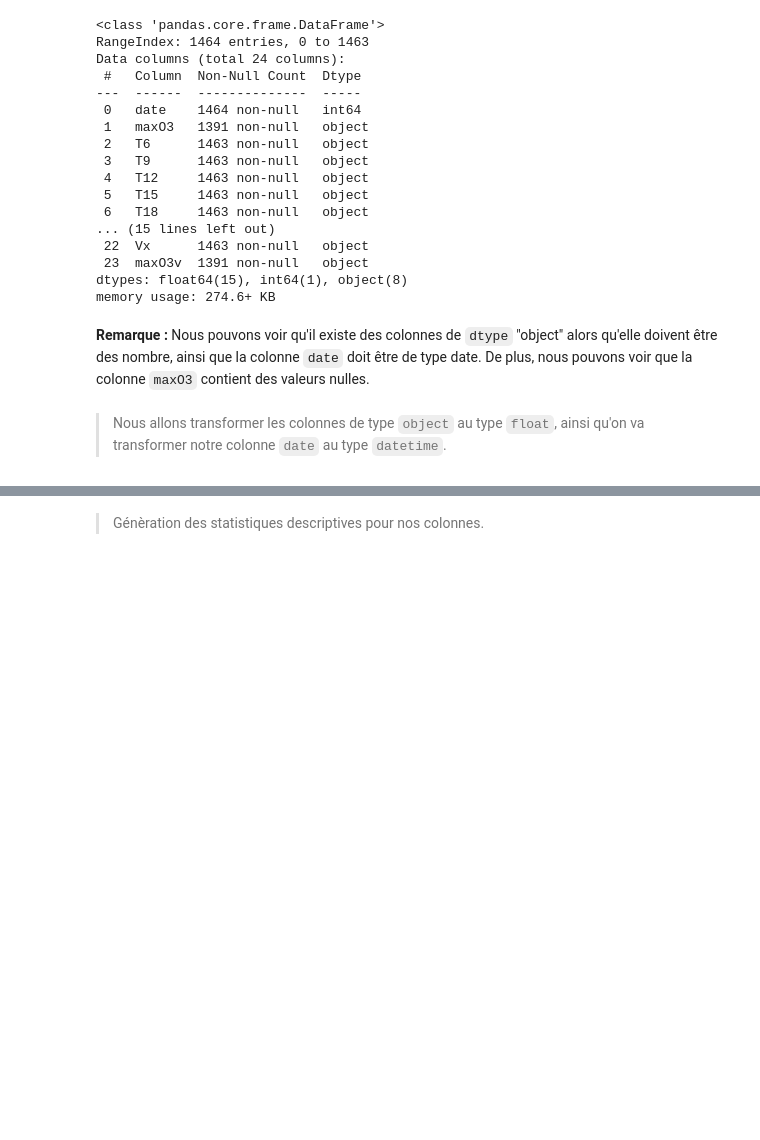
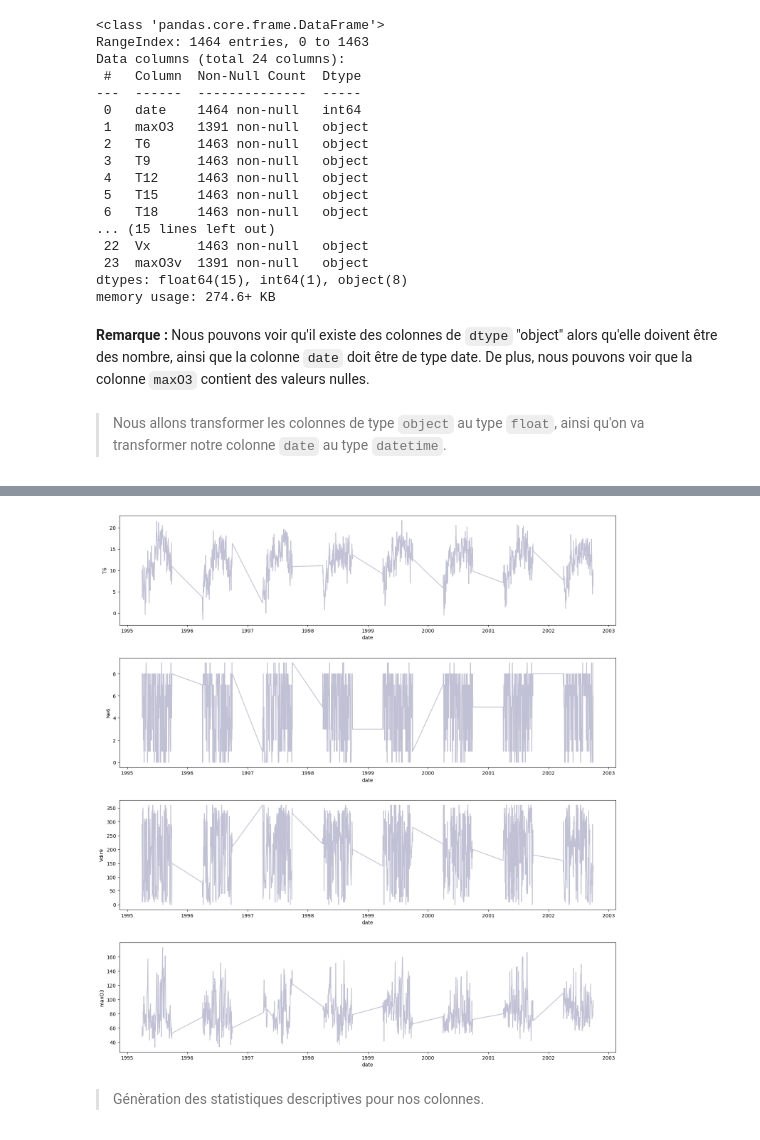
Before and after one commit to ilyasselfourati/Deep_Learning_ZE, a Jupyter notebook: ozone.ipynb, the cells around one changed output, grey strips where cells are left out. Saved outputs shown, nothing was run; the diff lists cells and outputs as text; code cells hidden in the pictures; blank space fills up the shorter version.

```diff
--- a/ozone.ipynb
+++ b/ozone.ipynb
@@ -49,9 +64,40 @@ for column in object_list :
     data[column] = data[column].apply(lambda x: str(x).replace(',', '.'))
     data[column] = data[column].astype(float)
 data['date'] = pd.to_datetime(data['date'], format='%Y%m%d')
-data['day_of_week'] = data['date'].dt.dayofweek
-data['month'] = data['date'].dt.month
-data['year'] = data['date'].dt.year
+# data['day_of_week'] = data['date'].dt.dayofweek
+# data['month'] = data['date'].dt.month
+# data['year'] = data['date'].dt.year
+# %%
+import matplotlib.pyplot as plt
+import seaborn as sns
+color_1 = '#BFAF9D'
+color_2 = '#C1C1D5'
+color_3 = '#A16F86'
+color_4 = sns.diverging_palette(h_neg = 32, h_pos = 32, s = 21, l = 68, as_cmap = True)
+# Display line graphs
+plt.figure(figsize = (18, 30))
+
+plt.subplot(611)
+sns.lineplot(data = data, x = 'date', y = 'T6', color = color_2)
+# sns.lineplot(data = data, x = 'date', y = 'T12', color = color_3, lw = 3)
+
+plt.subplot(612)
+sns.lineplot(data = data, x = 'date', y = 'Ne6', color = color_2)
+# sns.lineplot(data = data, x = 'date', y = 'Ne9', color = color_3, lw = 3)
+
+plt.subplot(613)
+sns.lineplot(data = data, x = 'date', y = 'Vdir9', color = color_2)
+# sns.lineplot(data = data, x = 'date', y = 'Vdir12', color = color_3, lw = 3)
+
+plt.subplot(614)
+sns.lineplot(data = data, x = 'date', y = 'maxO3', color = color_2)
+
+
+
+plt.subplots_adjust(hspace = 0.3)
+plt.show()
+# %% [output]
+[figure, added]
 # %% [markdown]
 > Génèration des statistiques descriptives pour nos colonnes.
 # %%
```
Also changed, not shown: parts of 3 cells of this notebook, 3 other files.
